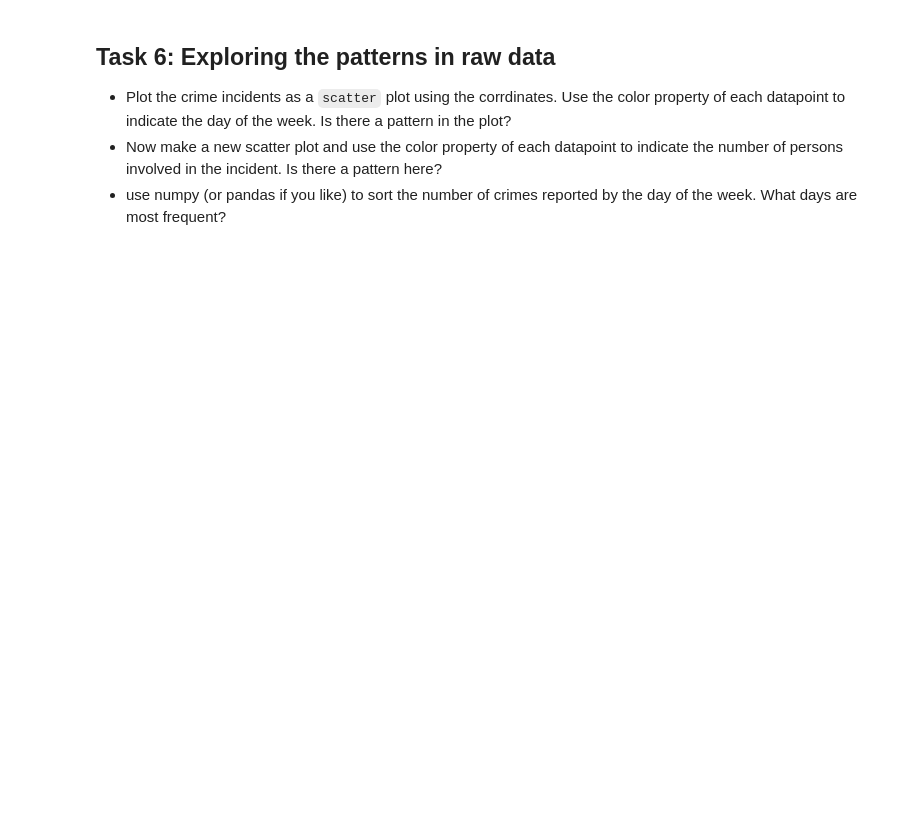
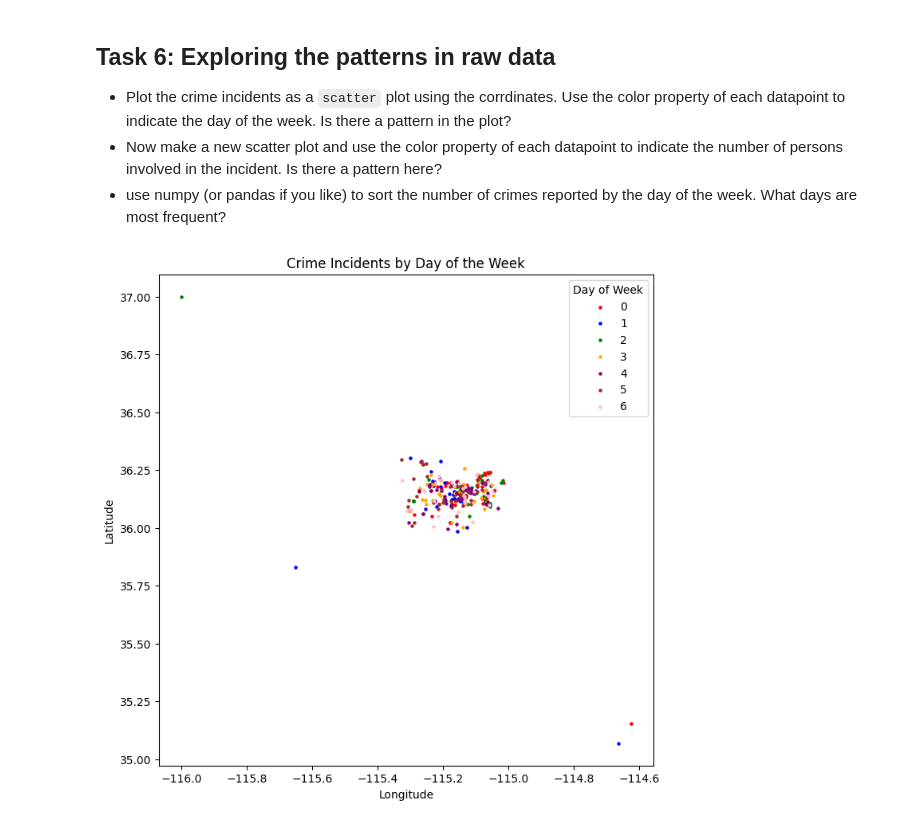
Before and after one commit to Banhana/AppliedMachineLearning, a Jupyter notebook: HW2/Crime-Stats-Project.ipynb, the cells around one changed output. Drawn from its saved outputs; the diff is of its cells as text; code cells hidden in the pictures; blank space fills up the shorter version.

```diff
--- a/HW2/Crime-Stats-Project.ipynb
+++ b/HW2/Crime-Stats-Project.ipynb
@@ -119,3 +449,31 @@ In this task, you will try to predict the number of crime victims as a **class n
 * Plot the crime incidents as a `scatter` plot using the corrdinates. Use the color property of each datapoint to indicate the day of the week. Is there a pattern in the plot?
 * Now make a new scatter plot and use the color property of each datapoint to indicate the number of persons involved in the incident. Is there a pattern here?
 * use numpy (or pandas if you like) to sort the number of crimes reported by the day of the week. What days are most frequent?
+# %%
+# Create a dictionary to map days of the week to colors
+color_mapping = {
+    0: 'red',
+    1: 'blue',
+    2: 'green',
+    3: 'orange',
+    4: 'purple',
+    5: 'brown',
+    6: 'pink'
+}
+
+# Create a scatter plot
+plt.figure(figsize=(8, 8))  # Adjust the figure size as needed
+for day, color in color_mapping.items():
+    day_of_week = df[df['DayOfWeek'] == day]
+    plt.scatter(day_of_week['X'], day_of_week['Y'], label=day, c=color, s=5)
+
+# Customize the plot
+plt.title('Crime Incidents by Day of the Week')
+plt.xlabel('Longitude')
+plt.ylabel('Latitude')
+plt.legend(title='Day of Week')
+
+# Show the plot
+plt.show()
+# %% [output]
+[figure, added]
```
Also changed, not shown: parts of 31 cells of this notebook, 4 other files.
